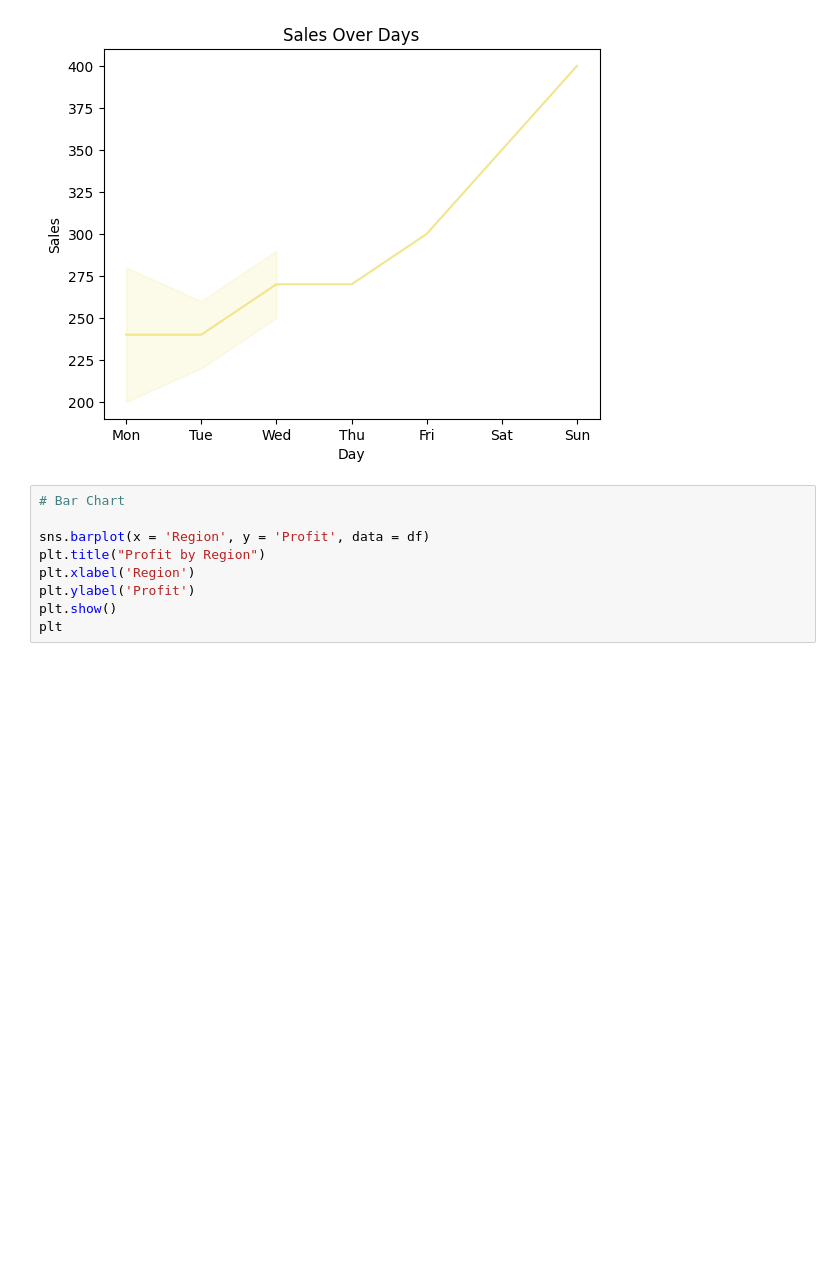
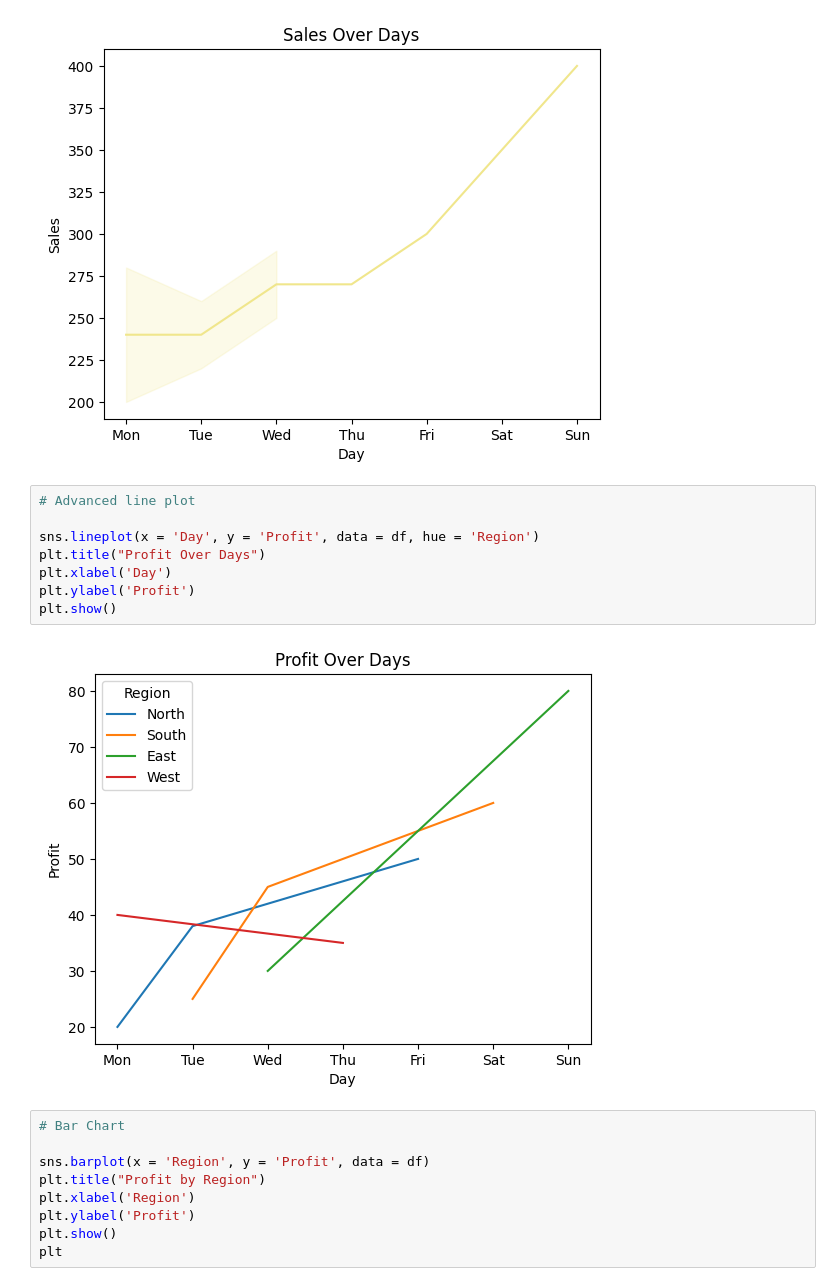
Before and after one commit to khush3012/Python-Lab, a Jupyter notebook: Basic Charts and Visual Encoding/Basic_Charts_and_Visual_Encoding_.ipynb, the cells around one changed output. Cells and saved outputs as stored; diff of their text form; blank space fills up the shorter version.

```diff
--- a/Basic Charts and Visual Encoding/Basic_Charts_and_Visual_Encoding_.ipynb
+++ b/Basic Charts and Visual Encoding/Basic_Charts_and_Visual_Encoding_.ipynb
@@ -193,6 +191,16 @@ plt.ylabel('Sales')
 plt.show()
 # %% [output]
 [figure]
+# %%
+# Advanced line plot
+
+sns.lineplot(x = 'Day', y = 'Profit', data = df, hue = 'Region')
+plt.title("Profit Over Days")
+plt.xlabel('Day')
+plt.ylabel('Profit')
+plt.show()
+# %% [output]
+[figure, added]
 # %%
 # Bar Chart
 
```
Also changed, not shown: parts of 3 cells of this notebook.
